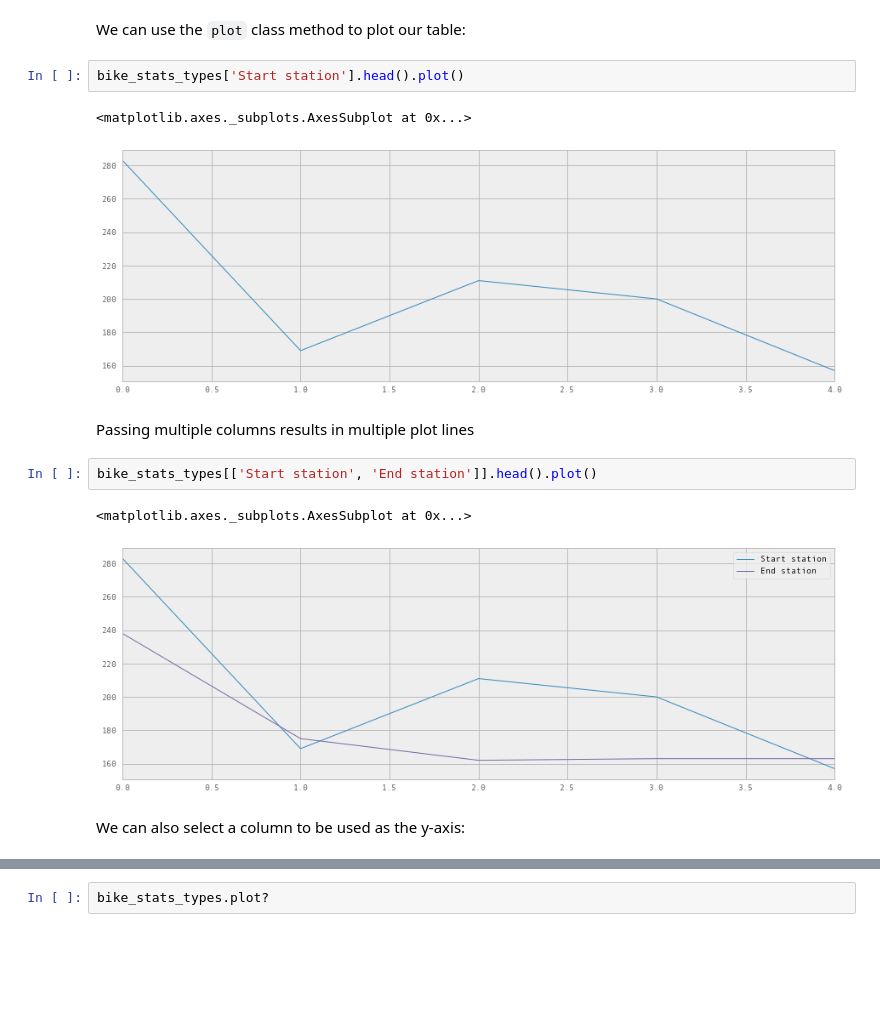
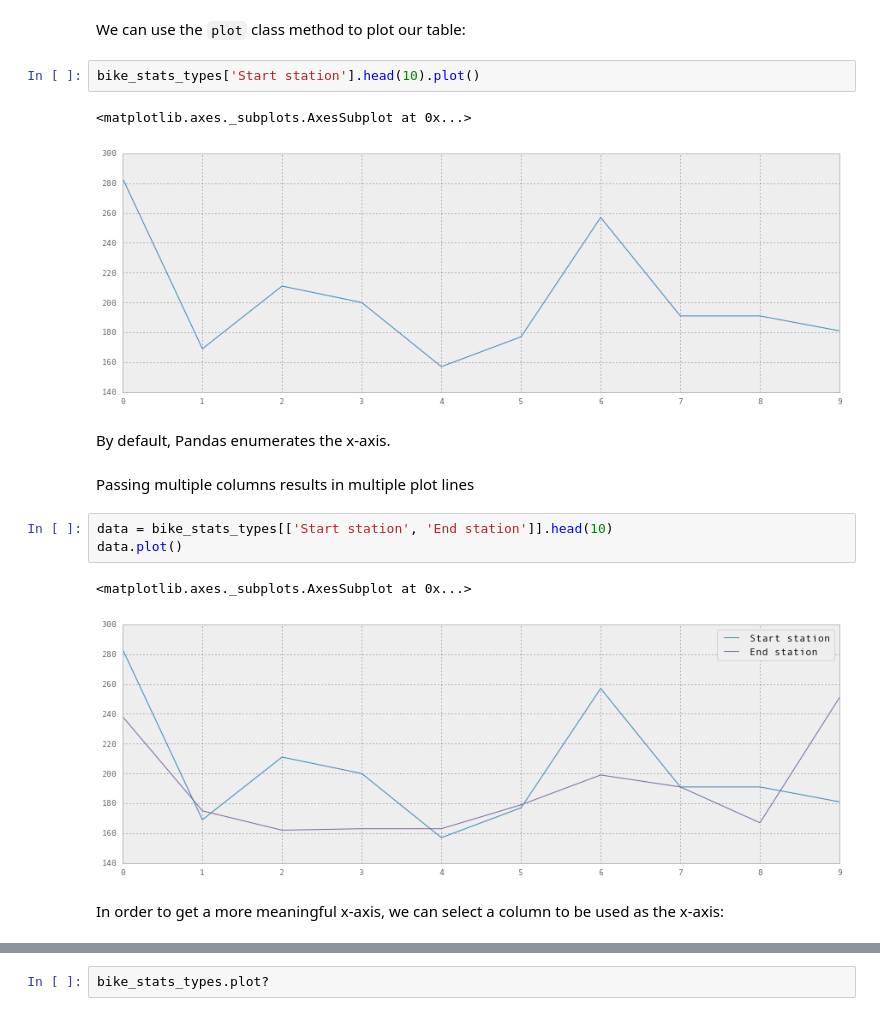
Before and after one commit to UiO-IN3110/UiO-IN3110.github.io, a Jupyter notebook: lectures/11_pandas/Pandas.ipynb, the cells around one changed output, grey strips where cells are left out. Saved outputs shown, nothing was run; the diff lists cells and outputs as text; blank space fills up the shorter version.

```diff
--- a/lectures/11_pandas/Pandas.ipynb
+++ b/lectures/11_pandas/Pandas.ipynb
@@ -217,17 +225,20 @@ Also note that `End station` has been detected as `float` rather than `int`. Thi
 # %% [markdown]
 We can use the `plot` class method to plot our table:
 # %%
-bike_stats_types['Start station'].head().plot()
+bike_stats_types['Start station'].head(10).plot()
 # %% [output]
 <matplotlib.axes._subplots.AxesSubplot at 0x...>
-[figure, old version]
+[figure, new version]
+# %% [markdown]
+By default, Pandas enumerates the x-axis.
 # %% [markdown]
 Passing multiple columns results in multiple plot lines
 # %%
-bike_stats_types[['Start station', 'End station']].head().plot()
+data = bike_stats_types[['Start station', 'End station']].head(10)
+data.plot()
 # %% [output]
 <matplotlib.axes._subplots.AxesSubplot at 0x...>
-[figure, old version]
+[figure, new version]
 # %% [markdown]
-We can also select a column to be used as the y-axis:
+In order to get a more meaningful x-axis, we can select a column to be used as the x-axis:
 # %%
```
Also changed, not shown: parts of 26 cells of this notebook.
